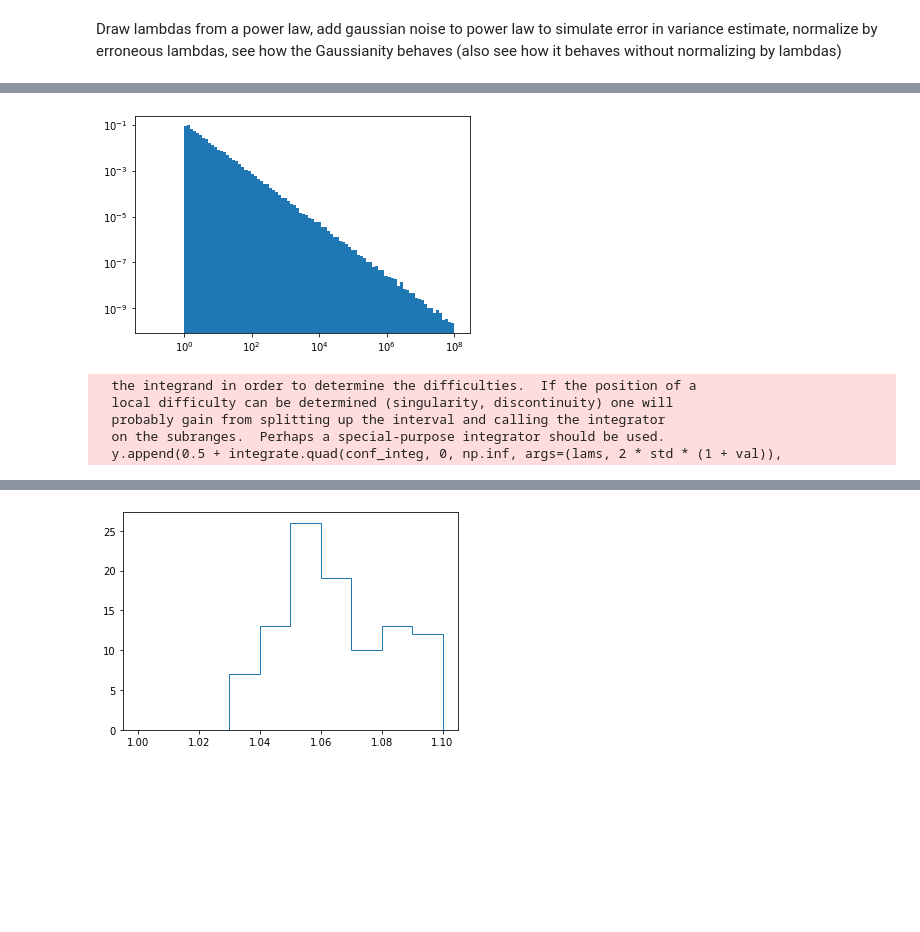
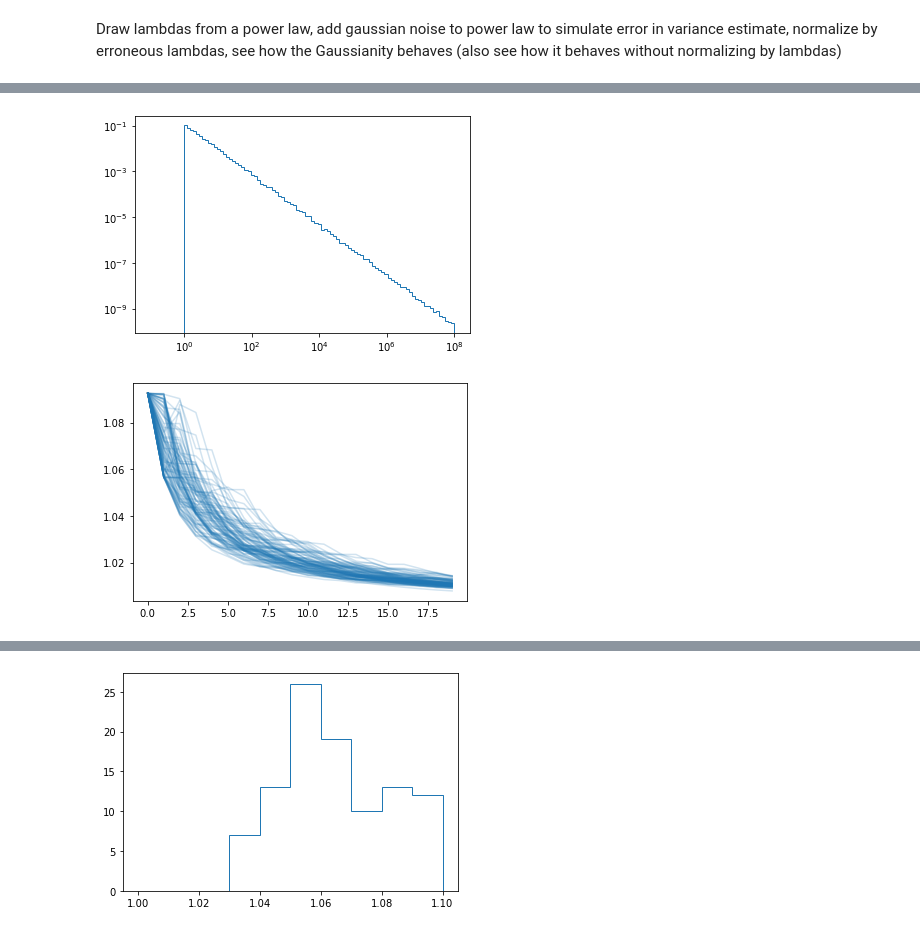
Before and after one commit to jlcbrown/FFT_hypoexp_comp, a Jupyter notebook: FFT_computation_testing.ipynb, the cells around one changed output, grey strips where cells are left out. Cells and saved outputs as stored; diff of their text form; code cells hidden in the pictures; blank space fills up the shorter version.

```diff
--- a/FFT_computation_testing.ipynb
+++ b/FFT_computation_testing.ipynb
@@ -378,15 +364,15 @@ inv = get_conf_rat(lams)
 # %%
 def get_plaw_samples(minlam, maxlam, plind, size):
-    if plind <= 1:
-        raise ValueError("plind must be greater than 1")
+    if plind == 1:
+        raise ValueError("plind must not equal 1")
     alpha = plind - 1
 
     uni = np.random.uniform(size=size)
     plaw = minlam * (1 - (1 - (minlam/maxlam) ** alpha) * uni)**(-1 / alpha)
     return(plaw)
 
 P = get_plaw_samples(1, 1e8, 1.1, int(1e4))
-_, _, _ = plt.hist(P, bins=np.logspace(-1, 8, num=101), log=True, density=True)
+_, _, _ = plt.hist(P, bins=np.logspace(-1, 8, num=101), log=True, density=True, histtype='step')
 plt.xscale("log")
 # %% [output]
-[figure, old version]
+[figure, new version]
@@ -409,11 +378,0 @@ def plaw_conf_sim(plind = 2, minlam = 1, maxlam=1e3, Nsum = 100, Nreal = 100,err
-# %%
-plind = 1.05
-errstd = 0.1
-Nsum=5
-confs_no_err = plaw_conf_sim(plind=plind, err=False, errstd=errstd, Nsum=Nsum)
-# %% [output]
-  the integrand in order to determine the difficulties.  If the position of a
-  local difficulty can be determined (singularity, discontinuity) one will
-  probably gain from splitting up the interval and calling the integrator
-  on the subranges.  Perhaps a special-purpose integrator should be used.
-  y.append(0.5 + integrate.quad(conf_integ, 0, np.inf, args=(lams, 2 * std * (1 + val)),
@@ -419,0 +412,7 @@ confs_no_err = plaw_conf_sim(plind=plind, err=False, errstd=errstd, Nsum=Nsum)
+# %%
+confs = plaw_conf_sim(plind=2, Nsum=20, tri=True)
+conf_res = confs.reshape([100, 20])
+for conf_ind in range(100):
+    plt.plot(conf_res[conf_ind, :], color='tab:blue', alpha=0.2)
+# %% [output]
+[figure, added]
```
Also changed, not shown: parts of 8 cells of this notebook.
